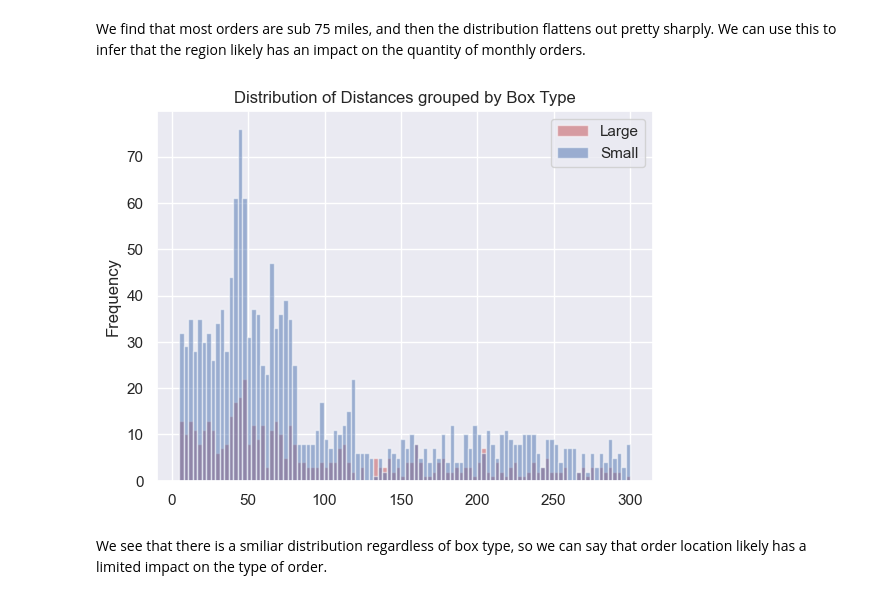
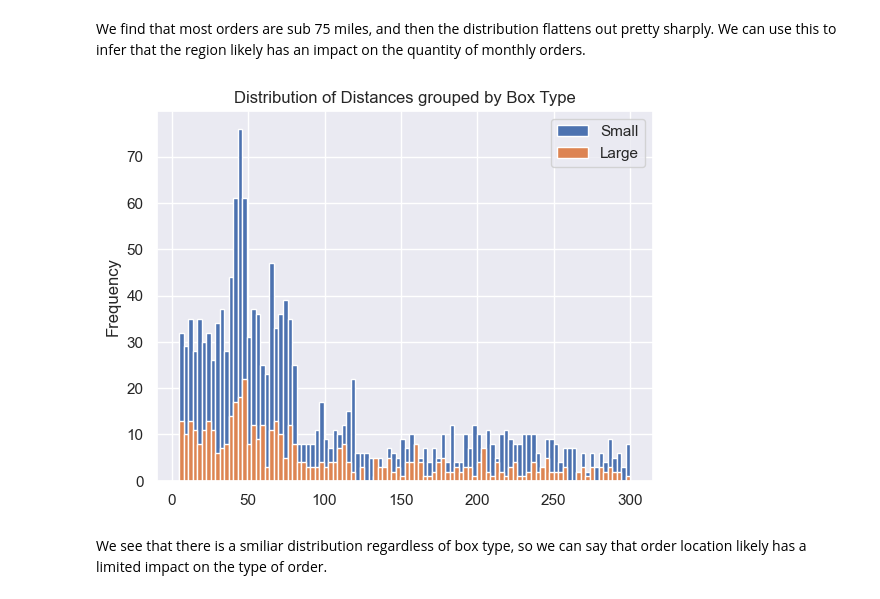
Before and after one commit to olly-mapps/techmodal-challenge, a Jupyter notebook: Forecasting/Data Analysis and Cleaning.ipynb, the cells around one changed output. Saved outputs shown, nothing was run; the diff lists cells and outputs as text; code cells hidden in the pictures.

Commit message:
added plots

```diff
--- a/Forecasting/Data Analysis and Cleaning.ipynb
+++ b/Forecasting/Data Analysis and Cleaning.ipynb
@@ -102,16 +102,16 @@ We find that most orders are sub 75 miles, and then the distribution flattens ou
 # %%
 x1 = orders_df.loc[orders_df["Box Type"] == 'Large', 'Distance (miles)']
 x2 = orders_df.loc[orders_df["Box Type"] =='Small', 'Distance (miles)']
 
-plt.hist(x1, bins = 100, alpha = 0.5, color='r', label='Large')
-plt.hist(x2, bins = 100, alpha = 0.5, color='b', label='Small')
+plt.hist(x2, bins = 100, label='Small')
+plt.hist(x1, bins = 100, label='Large')
 
 plt.gca().set(title='Distribution of Distances grouped by Box Type', ylabel='Frequency')
 plt.legend()
-
+plt.savefig('plots/box_type_distance_distribution.png', bbox_inches="tight")
 plt.show()
 # %% [output]
-[figure, old version]
+[figure, new version]
 # %% [markdown]
 We see that there is a smiliar distribution regardless of box type, so we can say that order location likely has a limited impact on the type of order.
 # %% [markdown]
```
Also changed, not shown: parts of 8 cells of this notebook, 12 other files.
